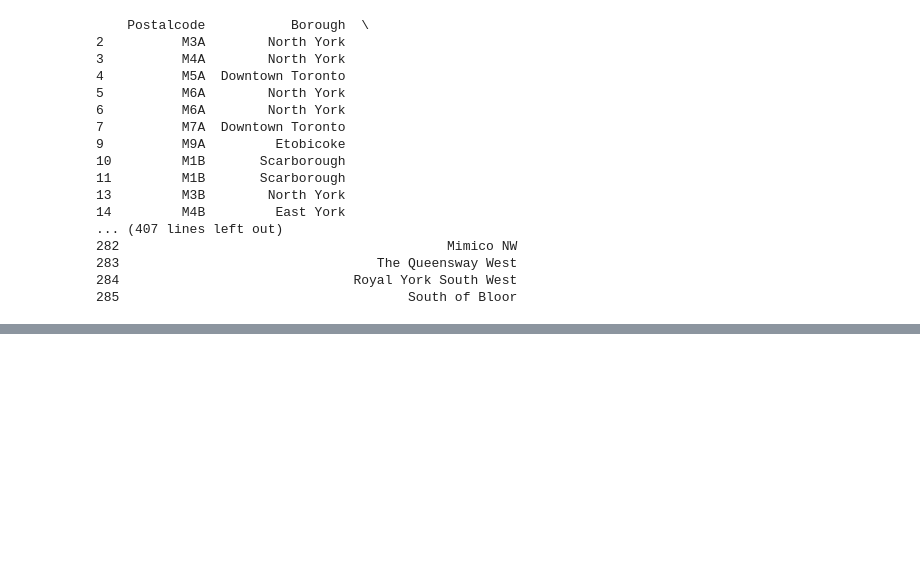
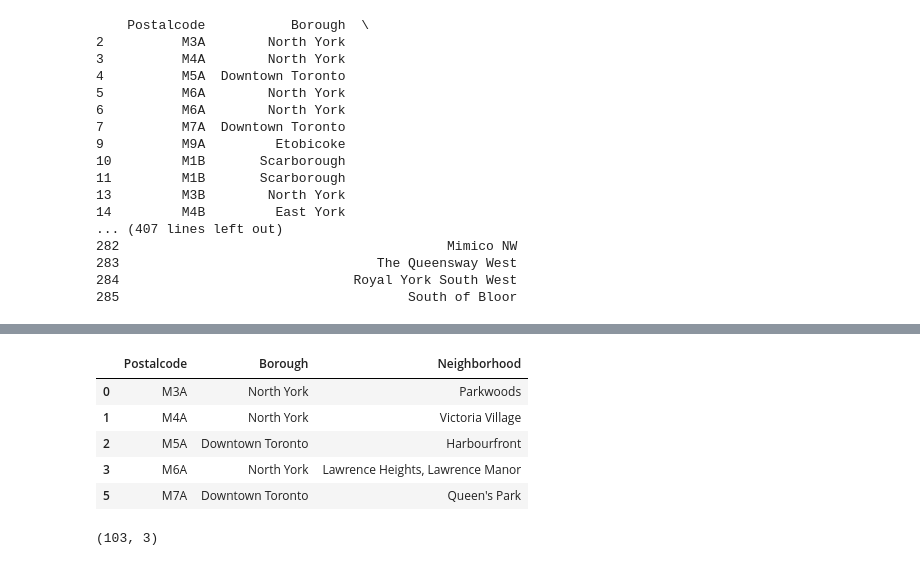
Before and after one commit to phutares/Capstone_Project_Notebook, a Jupyter notebook: Segmenting and Clustering Nbh in Toronto.ipynb, the cells around one changed output, grey strips where cells are left out. Saved outputs shown, nothing was run; the diff lists cells and outputs as text; code cells hidden in the pictures; blank space fills up the shorter version.

```diff
--- a/Segmenting and Clustering Nbh in Toronto.ipynb
+++ b/Segmenting and Clustering Nbh in Toronto.ipynb
@@ -138,0 +131,19 @@ df_merge = pd.merge(df, temp_df, on='Postalcode')
+# %%
+df_merge.drop(['Neighborhood'],axis=1,inplace=True)
+# %%
+df_merge.drop_duplicates(inplace=True)
+# %%
+df_merge.rename(columns={'Neighborhood_joined':'Neighborhood'},inplace=True)
+# %%
+df_merge.head()
+# %% [output]
+|  | Postalcode | Borough | Neighborhood |
+| 0 | M3A | North York | Parkwoods |
+| 1 | M4A | North York | Victoria Village |
+| 2 | M5A | Downtown Toronto | Harbourfront |
+| 3 | M6A | North York | Lawrence Heights, Lawrence Manor |
+| 5 | M7A | Downtown Toronto | Queen's Park |
+# %%
+df_merge.shape
+# %% [output]
+(103, 3)
```
Also changed, not shown: parts of 1 cell of this notebook.
